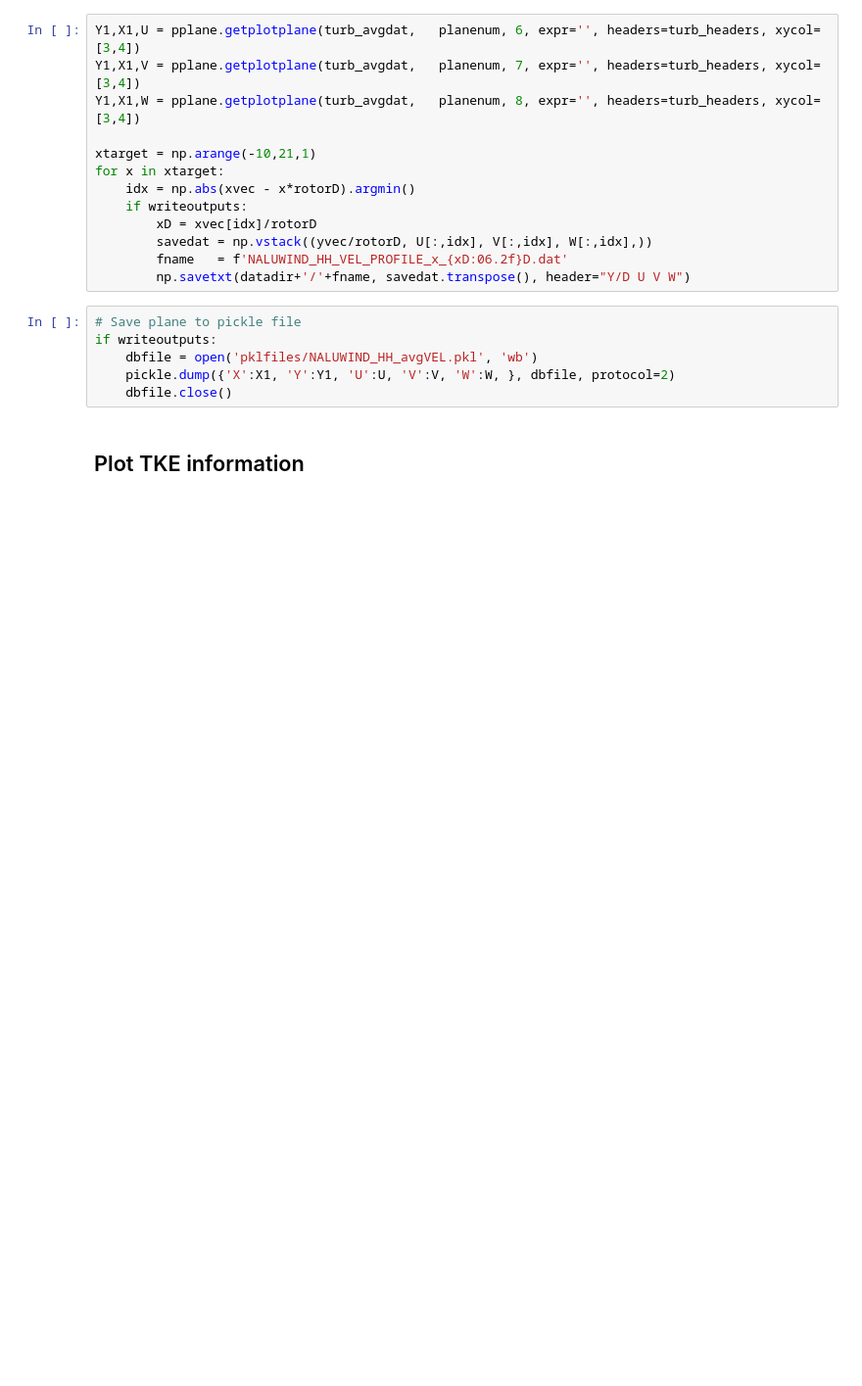
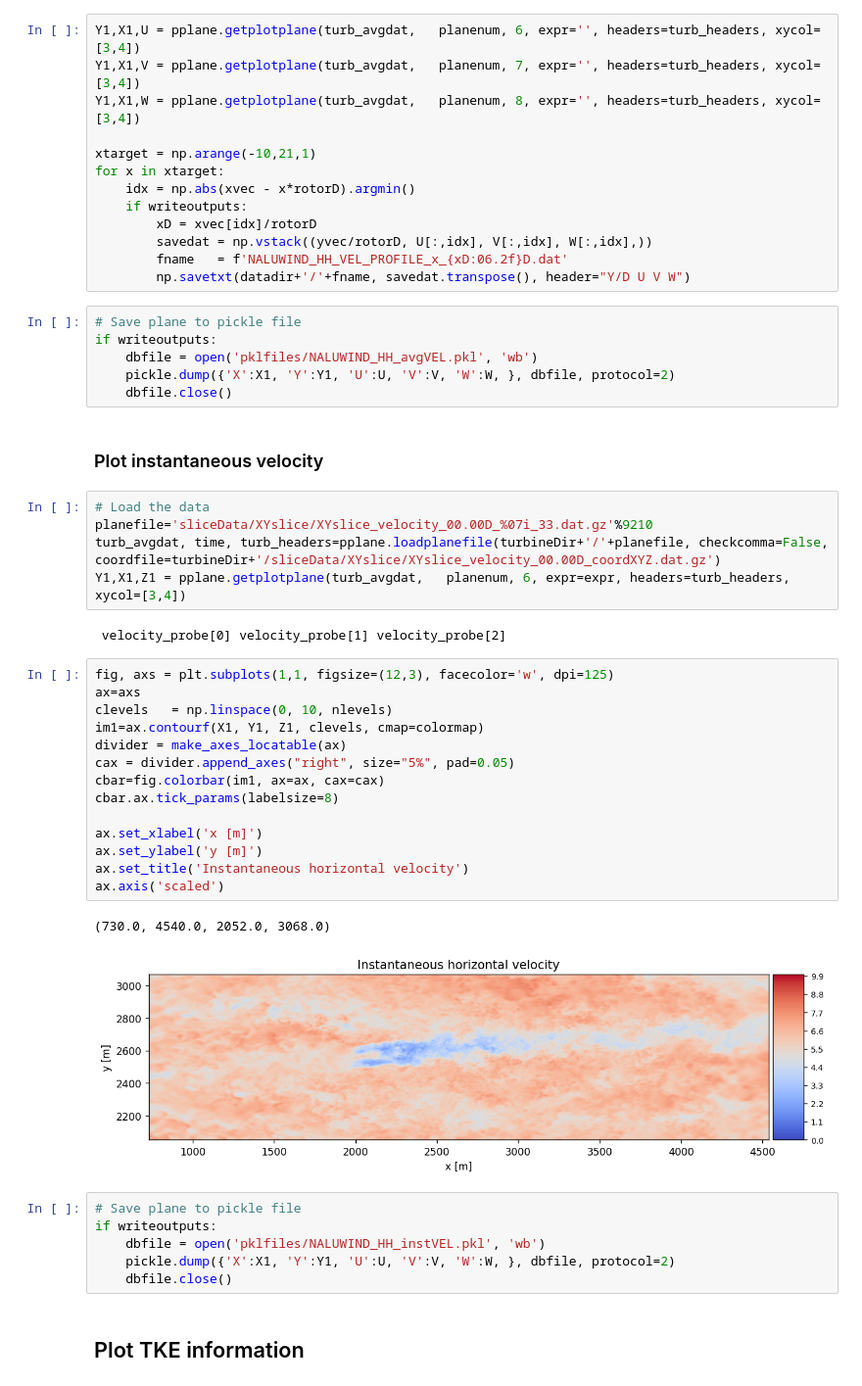
Before and after one commit to lawrenceccheung/AWAKEN_summit_setup, a Jupyter notebook: NeutralABL_turbine1/NALU.5kmX5km_turbine1/postprocessing/HH_profiles.ipynb, the cells around one changed output. Shown at 98% size. Saved outputs shown, nothing was run; the diff lists cells and outputs as text; blank space fills up the shorter version.

Commit message:
Add Nalu instantaneous velocity pklf ile

```diff
--- a/NeutralABL_turbine1/NALU.5kmX5km_turbine1/postprocessing/HH_profiles.ipynb
+++ b/NeutralABL_turbine1/NALU.5kmX5km_turbine1/postprocessing/HH_profiles.ipynb
@@ -112,6 +112,38 @@ if writeoutputs:
     dbfile = open('pklfiles/NALUWIND_HH_avgVEL.pkl', 'wb')
     pickle.dump({'X':X1, 'Y':Y1, 'U':U, 'V':V, 'W':W, }, dbfile, protocol=2)
     dbfile.close()
+# %% [markdown]
+### Plot instantaneous velocity
+# %%
+# Load the data
+planefile='sliceData/XYslice/XYslice_velocity_00.00D_%07i_33.dat.gz'%9210
+turb_avgdat, time, turb_headers=pplane.loadplanefile(turbineDir+'/'+planefile, checkcomma=False, coordfile=turbineDir+'/sliceData/XYslice/XYslice_velocity_00.00D_coordXYZ.dat.gz')
+Y1,X1,Z1 = pplane.getplotplane(turb_avgdat,   planenum, 6, expr=expr, headers=turb_headers, xycol=[3,4])
+# %% [output]
+ velocity_probe[0] velocity_probe[1] velocity_probe[2]
+# %%
+fig, axs = plt.subplots(1,1, figsize=(12,3), facecolor='w', dpi=125)
+ax=axs
+clevels   = np.linspace(0, 10, nlevels)
+im1=ax.contourf(X1, Y1, Z1, clevels, cmap=colormap)
+divider = make_axes_locatable(ax)
+cax = divider.append_axes("right", size="5%", pad=0.05)
+cbar=fig.colorbar(im1, ax=ax, cax=cax)
+cbar.ax.tick_params(labelsize=8)
+
+ax.set_xlabel('x [m]')
+ax.set_ylabel('y [m]')
+ax.set_title('Instantaneous horizontal velocity')
+ax.axis('scaled')
+# %% [output]
+(730.0, 4540.0, 2052.0, 3068.0)
+[figure, added]
+# %%
+# Save plane to pickle file
+if writeoutputs:
+    dbfile = open('pklfiles/NALUWIND_HH_instVEL.pkl', 'wb')
+    pickle.dump({'X':X1, 'Y':Y1, 'U':U, 'V':V, 'W':W, }, dbfile, protocol=2)
+    dbfile.close()
 # %% [markdown]
 ## Plot TKE information
 # %%
```
Also changed, not shown: 1 other file.
